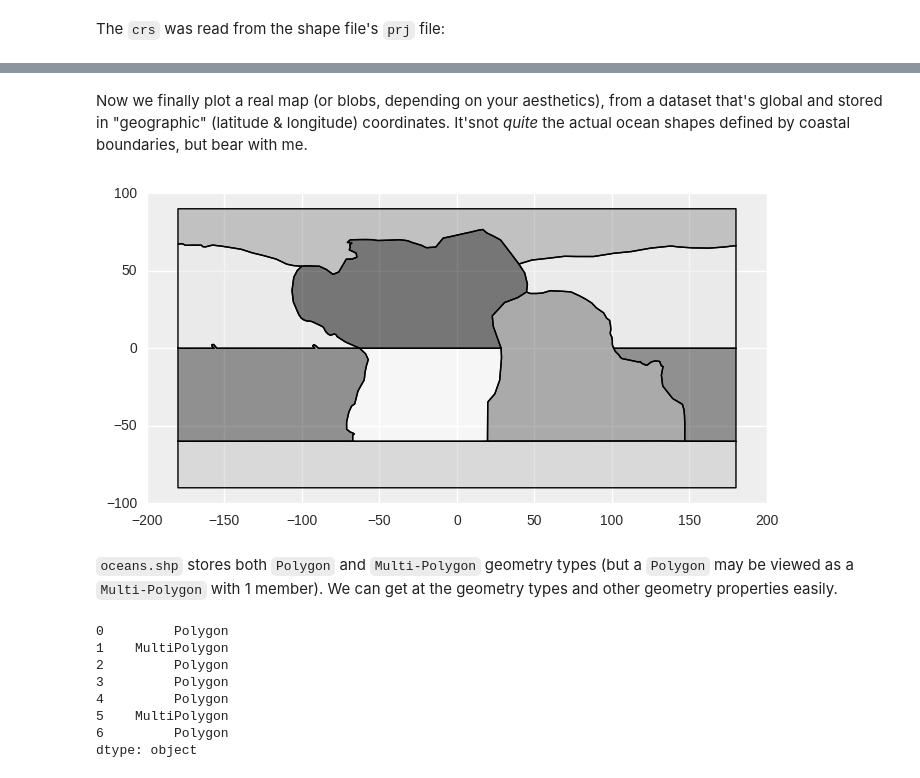
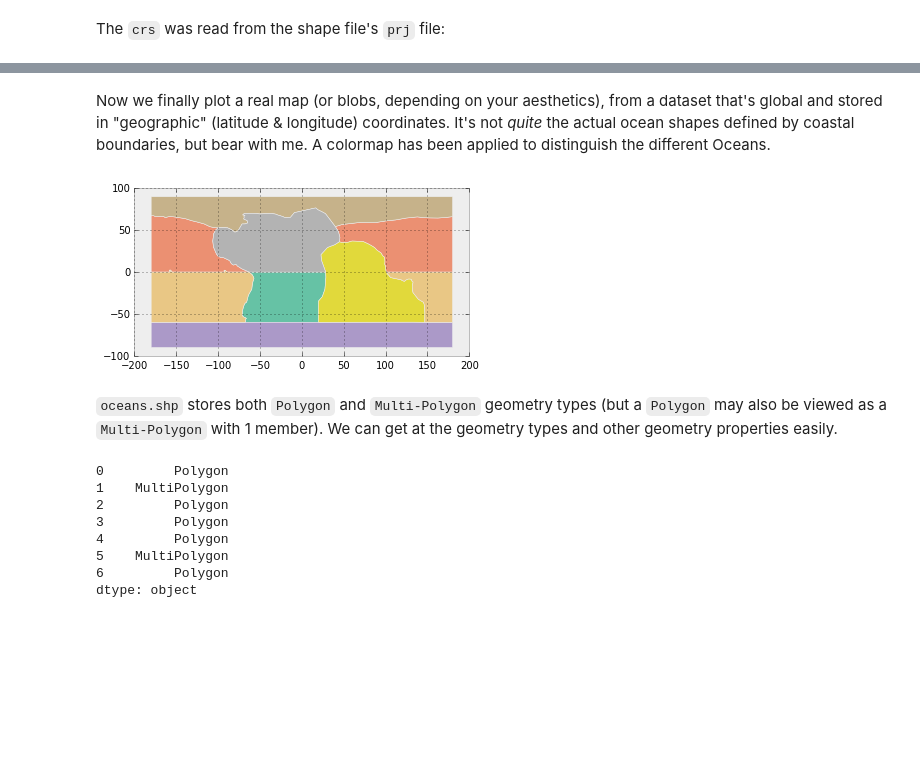
Before and after one commit to geohackweek/tutorial_contents, a Jupyter notebook: vector/notebooks/geopandas_intro.ipynb, the cells around one changed output, grey strips where cells are left out. Cells and saved outputs as stored; diff of their text form; code cells hidden in the pictures; blank space fills up the shorter version.

```diff
--- a/vector/notebooks/geopandas_intro.ipynb
+++ b/vector/notebooks/geopandas_intro.ipynb
@@ -178,11 +190,11 @@ oceans.crs
 # %% [markdown]
-Now we finally plot a real map (or blobs, depending on your aesthetics), from a dataset that's global and stored in "geographic" (latitude & longitude) coordinates. It'snot *quite* the actual ocean shapes defined by coastal boundaries, but bear with me.
+Now we finally plot a real map (or blobs, depending on your aesthetics), from a dataset that's global and stored in "geographic" (latitude & longitude) coordinates. It's not *quite* the actual ocean shapes defined by coastal boundaries, but bear with me. A colormap has been applied to distinguish the different Oceans.
 # %%
-oceans.plot();
+oceans.plot(cmap='Set2');
 # %% [output]
-[figure, old version]
+[figure, new version]
 # %% [markdown]
-`oceans.shp` stores both `Polygon` and `Multi-Polygon` geometry types (but a `Polygon` may be viewed as a `Multi-Polygon` with 1 member). We can get at the geometry types and other geometry properties easily.
+`oceans.shp` stores both `Polygon` and `Multi-Polygon` geometry types (but a `Polygon` may also be viewed as a `Multi-Polygon` with 1 member). We can get at the geometry types and other geometry properties easily.
 # %%
 oceans.geom_type
 # %% [output]
```
Also changed, not shown: parts of 41 cells of this notebook, 7 other files.
